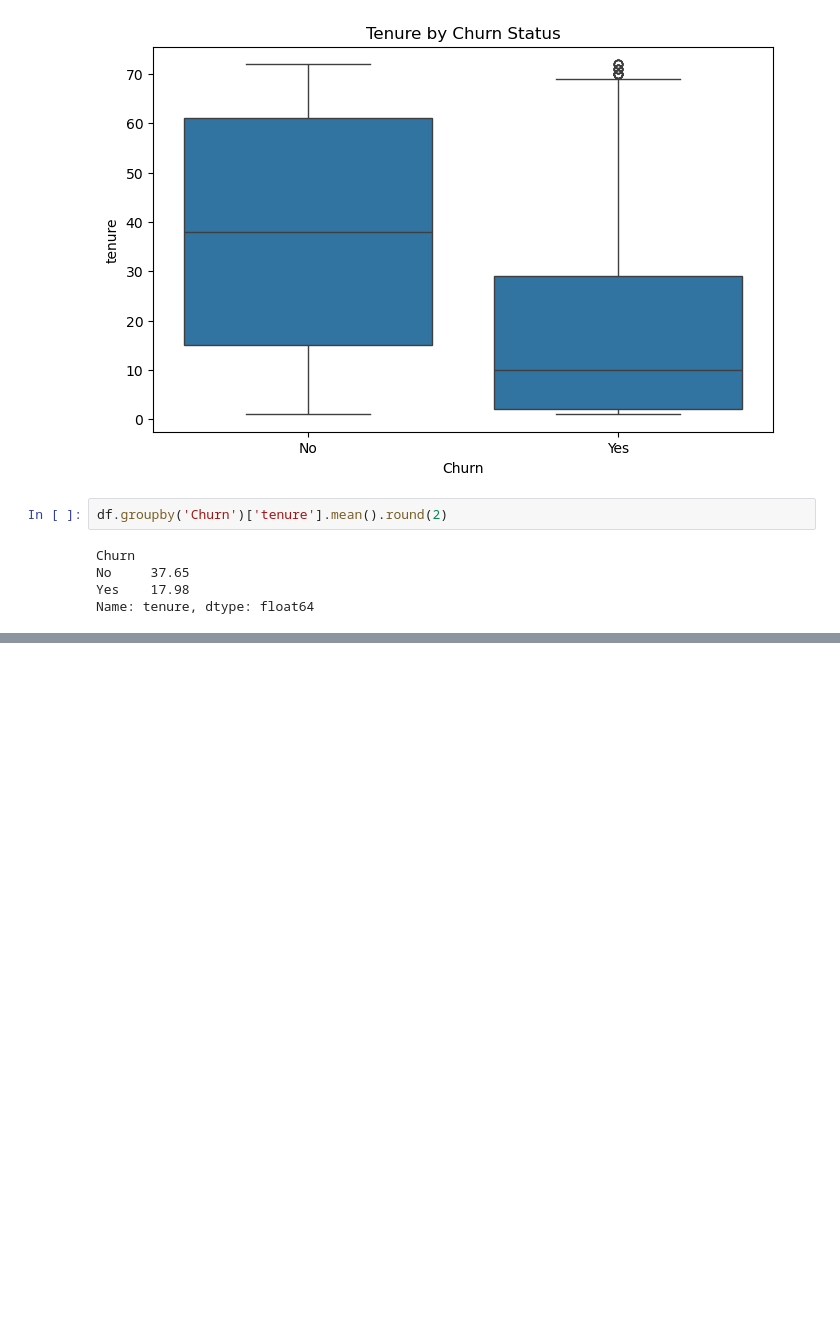
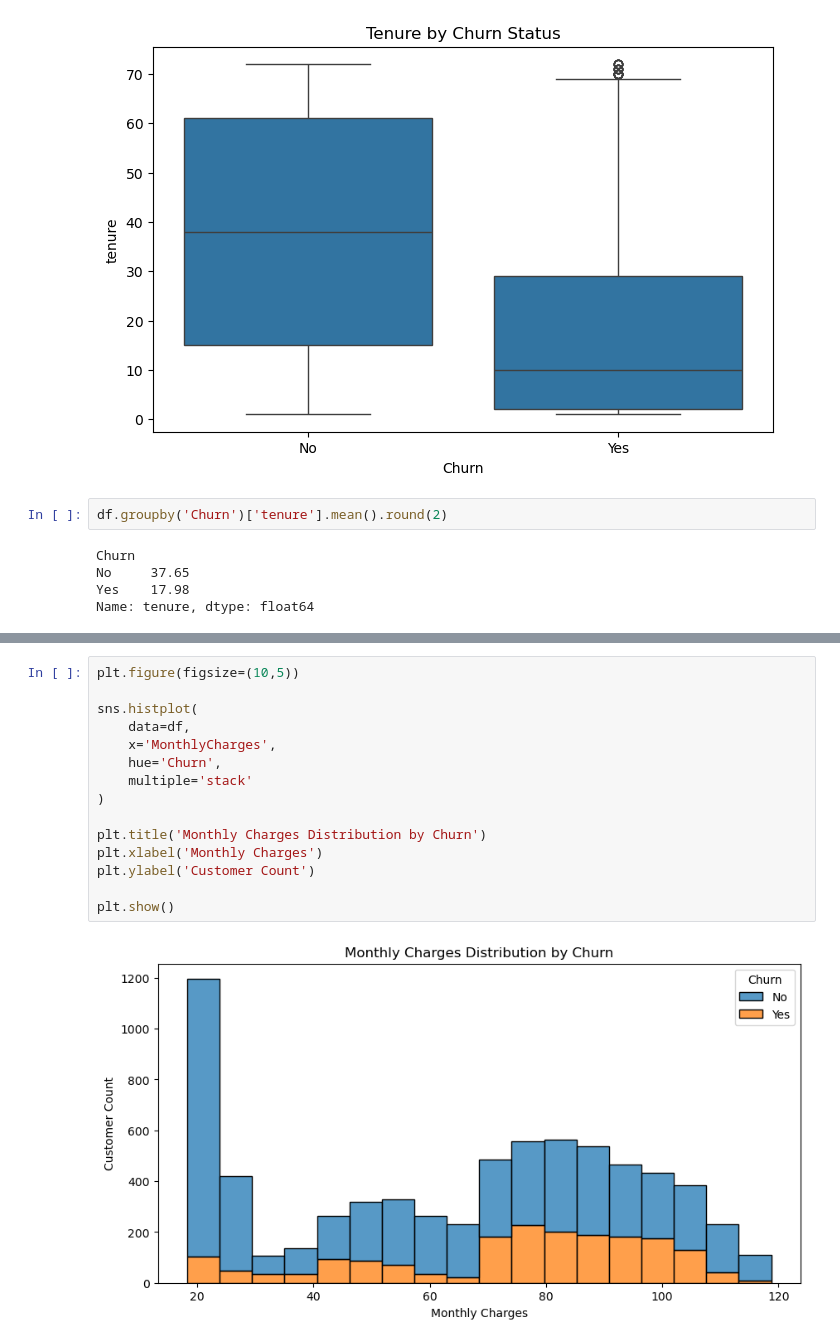
Before and after one commit to PriyanshuYadav000/customer-churn-analysis, a Jupyter notebook: notebooks/01_data_loading_eda.ipynb, the cells around one changed output, grey strips where cells are left out. Drawn from its saved outputs; the diff is of its cells as text; blank space fills up the shorter version.

```diff
--- a/notebooks/01_data_loading_eda.ipynb
+++ b/notebooks/01_data_loading_eda.ipynb
@@ -399,0 +418,17 @@ Name: tenure, dtype: float64
+# %%
+plt.figure(figsize=(10,5))
+
+sns.histplot(
+    data=df,
+    x='MonthlyCharges',
+    hue='Churn',
+    multiple='stack'
+)
+
+plt.title('Monthly Charges Distribution by Churn')
+plt.xlabel('Monthly Charges')
+plt.ylabel('Customer Count')
+
+plt.show()
+# %% [output]
+[figure, added]
```
Also changed, not shown: parts of 3 cells of this notebook.
